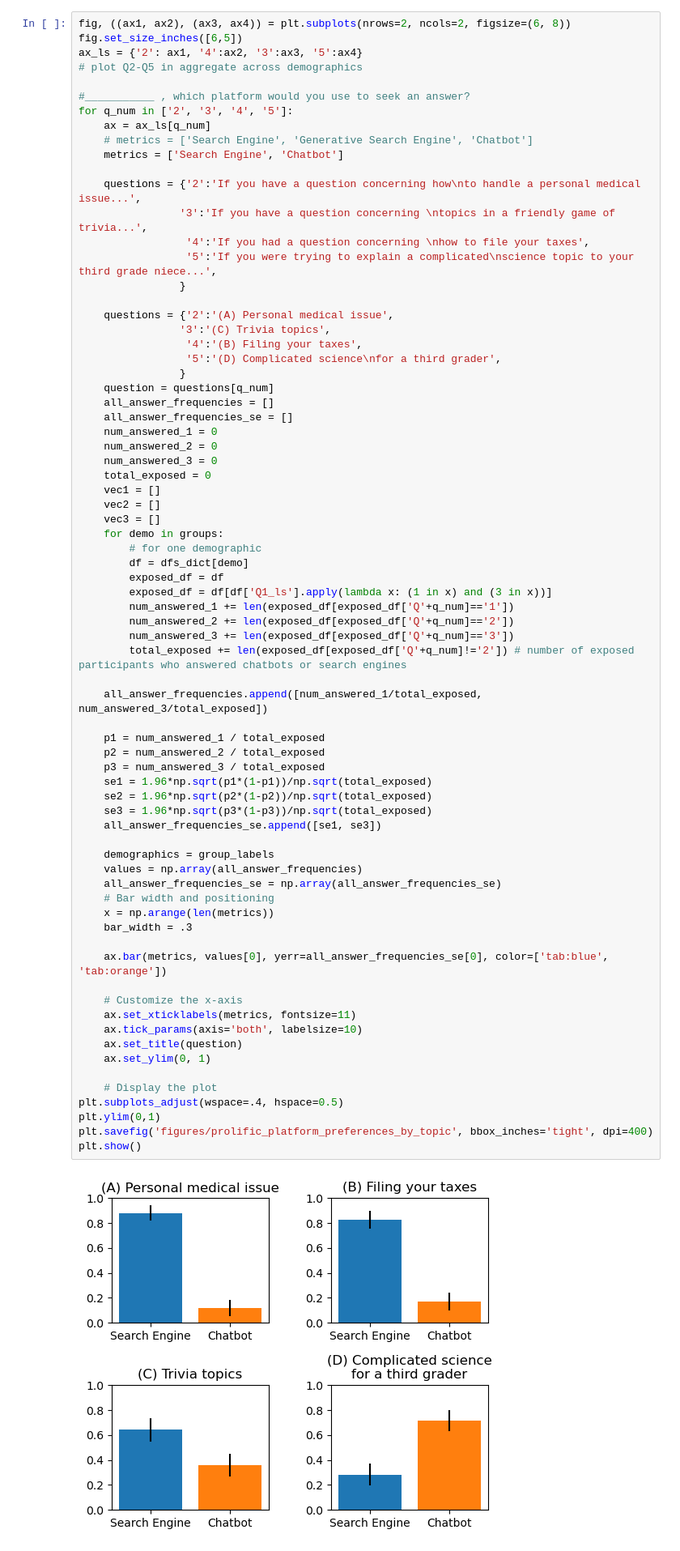
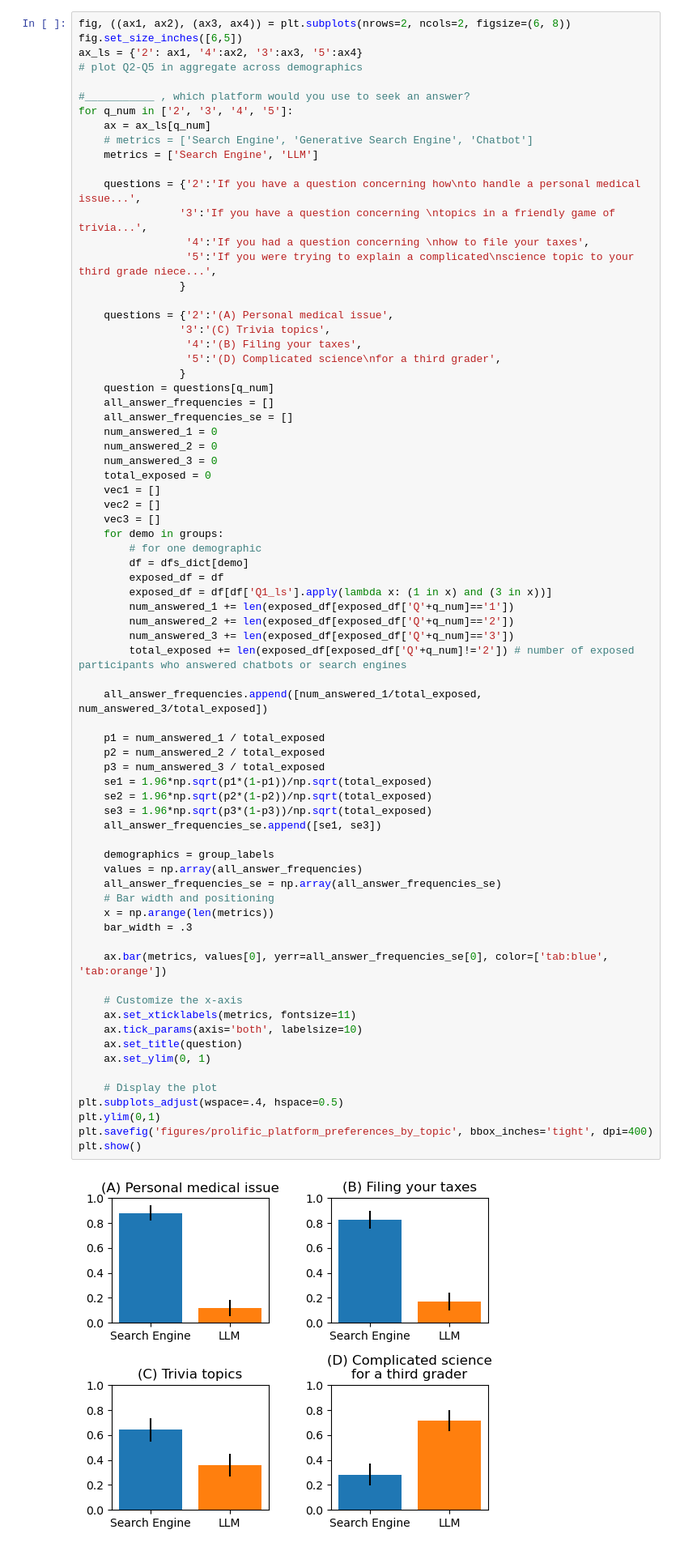
Before and after one commit to guestrin-lab/extractive-abstractive-spectrum, a Jupyter notebook: visualize_results/prolific_platform_preference.ipynb, the cells around one changed output. Shown: that part at 81% size. Cells and saved outputs as stored; diff of their text form.

```diff
--- a/visualize_results/prolific_platform_preference.ipynb
+++ b/visualize_results/prolific_platform_preference.ipynb
@@ -279,7 +279,7 @@ ax_ls = {'2': ax1, '4':ax2, '3':ax3, '5':ax4}
 for q_num in ['2', '3', '4', '5']:
     ax = ax_ls[q_num]
     # metrics = ['Search Engine', 'Generative Search Engine', 'Chatbot']
-    metrics = ['Search Engine', 'Chatbot']
+    metrics = ['Search Engine', 'LLM']
 
     questions = {'2':'If you have a question concerning how\nto handle a personal medical issue...',
                 '3':'If you have a question concerning \ntopics in a friendly game of trivia...',
@@ -316,34 +316,34 @@ for q_num in ['2', '3', '4', '5']:
 
     p1 = num_answered_1 / total_exposed
     p2 = num_answered_2 / total_exposed
     p3 = num_answered_3 / total_exposed
     se1 = 1.96*np.sqrt(p1*(1-p1))/np.sqrt(total_exposed)
     se2 = 1.96*np.sqrt(p2*(1-p2))/np.sqrt(total_exposed)
     se3 = 1.96*np.sqrt(p3*(1-p3))/np.sqrt(total_exposed)
     all_answer_frequencies_se.append([se1, se3])
 
     demographics = group_labels
     values = np.array(all_answer_frequencies)
     all_answer_frequencies_se = np.array(all_answer_frequencies_se)
     # Bar width and positioning
     x = np.arange(len(metrics))
     bar_width = .3
 
     ax.bar(metrics, values[0], yerr=all_answer_frequencies_se[0], color=['tab:blue', 'tab:orange'])
 
     # Customize the x-axis
     ax.set_xticklabels(metrics, fontsize=11)
     ax.tick_params(axis='both', labelsize=10)
     ax.set_title(question)
     ax.set_ylim(0, 1)
 
     # Display the plot
 plt.subplots_adjust(wspace=.4, hspace=0.5)
 plt.ylim(0,1)
 plt.savefig('figures/prolific_platform_preferences_by_topic', bbox_inches='tight', dpi=400)
 plt.show()
 # %% [output]
-[figure, old version]
+[figure, new version]
 # %%
 # Visualize reasons for preferring search engines over chatbots, or vice versa
 # plot Q2
```
Also changed, not shown: parts of 1 cell of this notebook, 20 other files.
